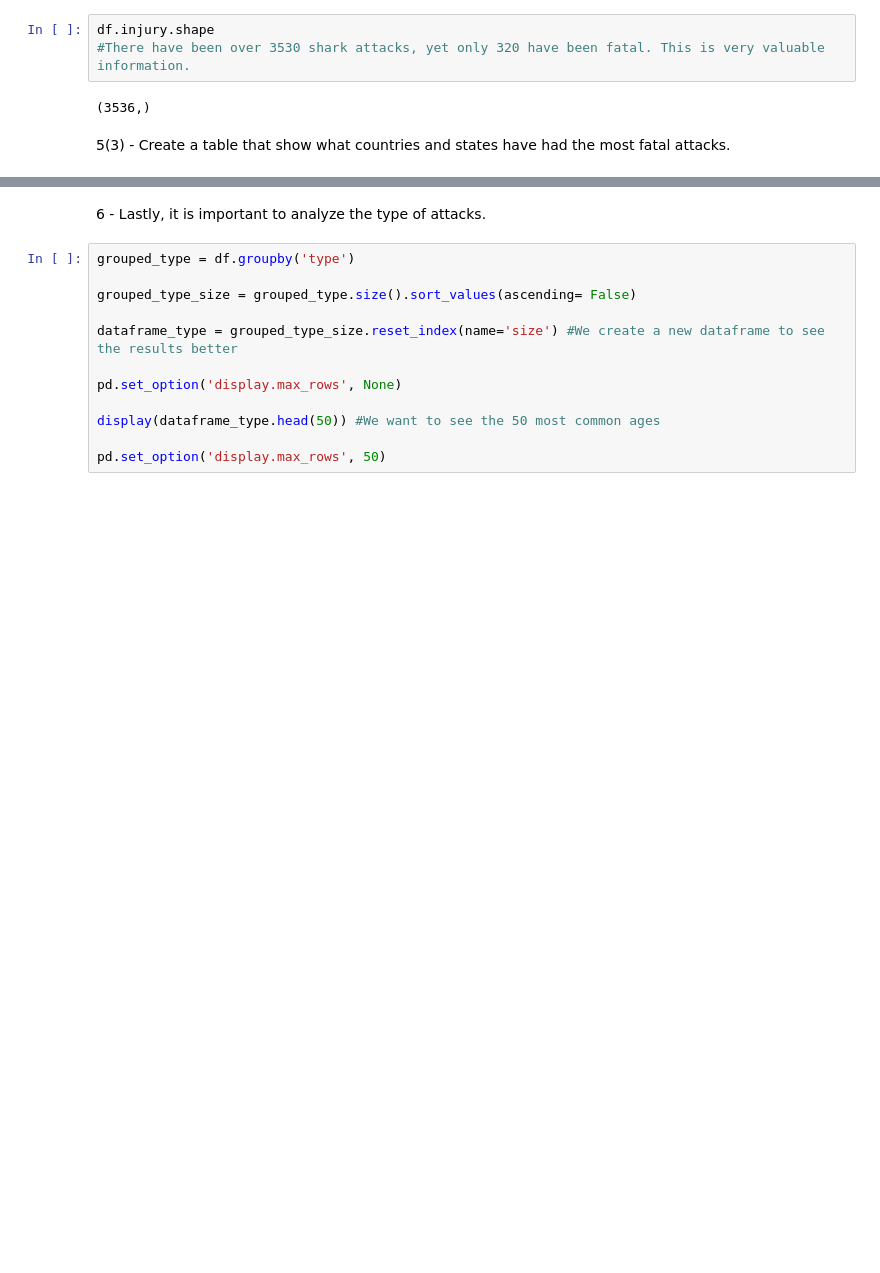
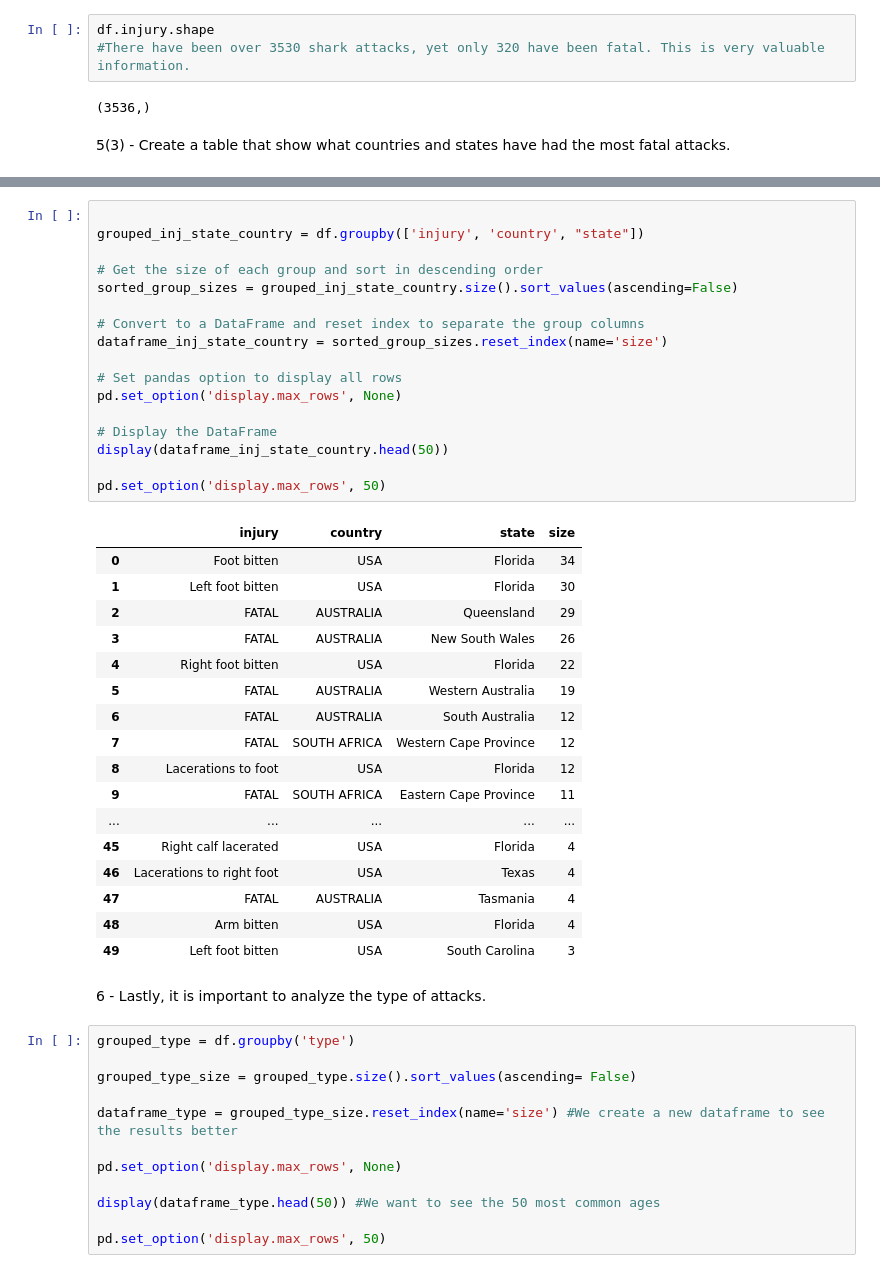
Before and after one commit to dalreensoares/shark-attack-data-analysis, a Jupyter notebook: main.ipynb, the cells around one changed output, grey strips where cells are left out. Saved outputs shown, nothing was run; the diff lists cells and outputs as text; blank space fills up the shorter version.

```diff
--- a/main.ipynb
+++ b/main.ipynb
@@ -623,3 +601,38 @@ pivot_table
+# %%
+
+grouped_inj_state_country = df.groupby(['injury', 'country', "state"])
+
+# Get the size of each group and sort in descending order
+sorted_group_sizes = grouped_inj_state_country.size().sort_values(ascending=False)
+
+# Convert to a DataFrame and reset index to separate the group columns
+dataframe_inj_state_country = sorted_group_sizes.reset_index(name='size')
+
+# Set pandas option to display all rows
+pd.set_option('display.max_rows', None)
+
+# Display the DataFrame
+display(dataframe_inj_state_country.head(50))
+
+pd.set_option('display.max_rows', 50)
+# %% [output]
+|  | injury | country | state | size |
+| 0 | Foot bitten | USA | Florida | 34 |
+| 1 | Left foot bitten | USA | Florida | 30 |
+| 2 | FATAL | AUSTRALIA | Queensland | 29 |
+| 3 | FATAL | AUSTRALIA | New South Wales | 26 |
+| 4 | Right foot bitten | USA | Florida | 22 |
+| 5 | FATAL | AUSTRALIA | Western Australia | 19 |
+| 6 | FATAL | AUSTRALIA | South Australia | 12 |
+| 7 | FATAL | SOUTH AFRICA | Western Cape Province | 12 |
+| 8 | Lacerations to foot | USA | Florida | 12 |
+| 9 | FATAL | SOUTH AFRICA | Eastern Cape Province | 11 |
+| ... | ... | ... | ... | ... |
+| 45 | Right calf lacerated | USA | Florida | 4 |
+| 46 | Lacerations to right foot | USA | Texas | 4 |
+| 47 | FATAL | AUSTRALIA | Tasmania | 4 |
+| 48 | Arm bitten | USA | Florida | 4 |
+| 49 | Left foot bitten | USA | South Carolina | 3 |
 # %% [markdown]
 6 - Lastly, it is important to analyze the type of attacks.
 # %%
```
Also changed, not shown: parts of 14 cells of this notebook.
